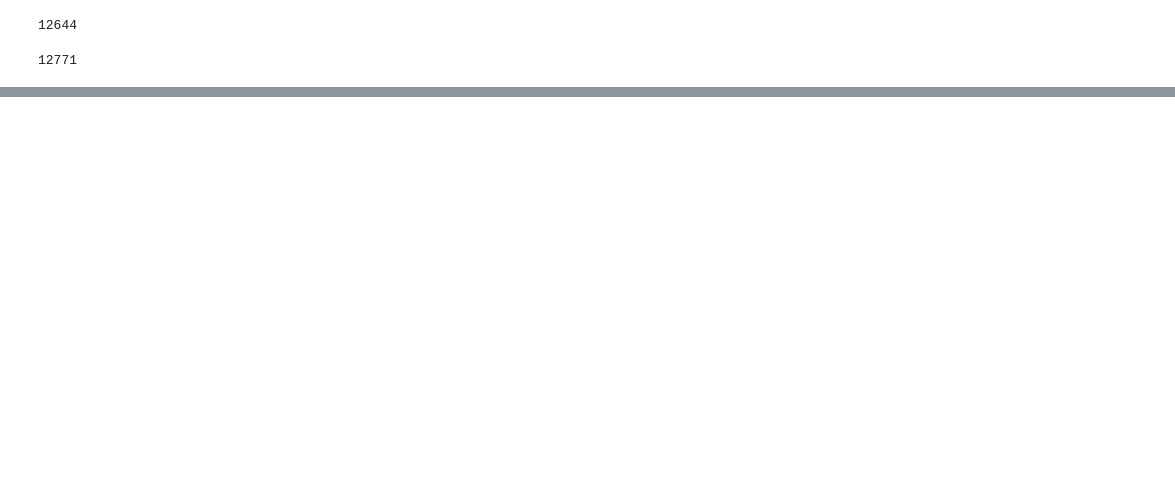
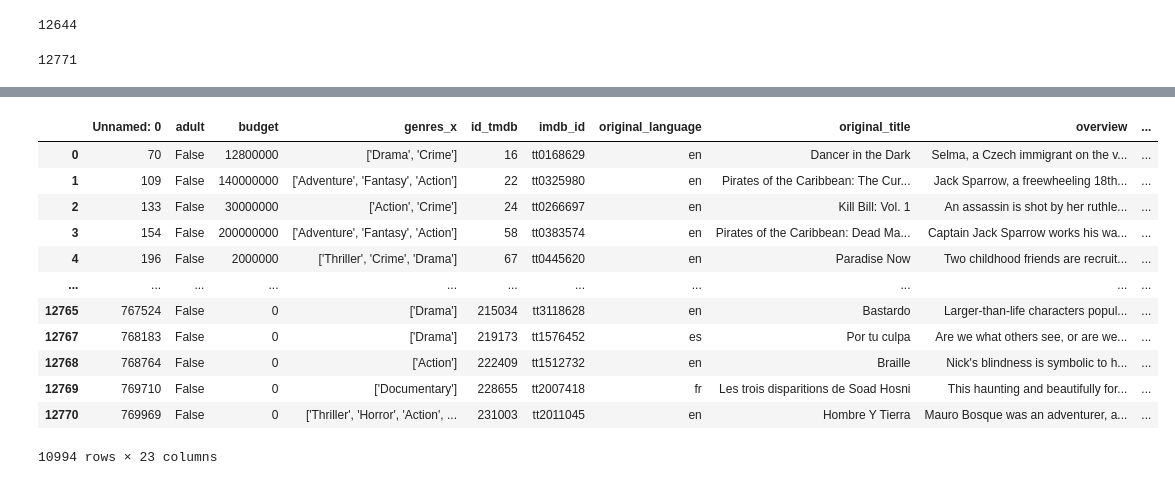
Before and after one commit to Cynthia-OK/CreuseLlywood, a Jupyter notebook: nettoyage_data.ipynb, the cells around one changed output, grey strips where cells are left out. Cells and saved outputs as stored; diff of their text form; code cells hidden in the pictures; blank space fills up the shorter version.

```diff
--- a/nettoyage_data.ipynb
+++ b/nettoyage_data.ipynb
@@ -4,0 +7,2 @@ import pandas as pd
+# %%
+title_basics = pd.read_csv("./donnees/IMDb/title.basics.tsv", sep="\t", low_memory=False)
@@ -590,3 +1034,20 @@ sns.boxplot(films_v2, x='vote_count');
+# %%
+films_v2 = films_v2[films_v2['genres_x'].str.contains('TV Movie')==False]
+films_v2
+# %% [output]
+|  | Unnamed: 0 | adult | budget | genres_x | id_tmdb | imdb_id | original_language | original_title | overview | ... |
+| 0 | 70 | False | 12800000 | ['Drama', 'Crime'] | 16 | tt0168629 | en | Dancer in the Dark | Selma, a Czech immigrant on the v... | ... |
+| 1 | 109 | False | 140000000 | ['Adventure', 'Fantasy', 'Action'] | 22 | tt0325980 | en | Pirates of the Caribbean: The Cur... | Jack Sparrow, a freewheeling 18th... | ... |
+| 2 | 133 | False | 30000000 | ['Action', 'Crime'] | 24 | tt0266697 | en | Kill Bill: Vol. 1 | An assassin is shot by her ruthle... | ... |
+| 3 | 154 | False | 200000000 | ['Adventure', 'Fantasy', 'Action'] | 58 | tt0383574 | en | Pirates of the Caribbean: Dead Ma... | Captain Jack Sparrow works his wa... | ... |
+| 4 | 196 | False | 2000000 | ['Thriller', 'Crime', 'Drama'] | 67 | tt0445620 | en | Paradise Now | Two childhood friends are recruit... | ... |
+| ... | ... | ... | ... | ... | ... | ... | ... | ... | ... | ... |
+| 12765 | 767524 | False | 0 | ['Drama'] | 215034 | tt3118628 | en | Bastardo | Larger-than-life characters popul... | ... |
+| 12767 | 768183 | False | 0 | ['Drama'] | 219173 | tt1576452 | es | Por tu culpa | Are we what others see, or are we... | ... |
+| 12768 | 768764 | False | 0 | ['Action'] | 222409 | tt1512732 | en | Braille | Nick's blindness is symbolic to h... | ... |
+| 12769 | 769710 | False | 0 | ['Documentary'] | 228655 | tt2007418 | fr | Les trois disparitions de Soad Hosni | This haunting and beautifully for... | ... |
+| 12770 | 769969 | False | 0 | ['Thriller', 'Horror', 'Action', ... | 231003 | tt2011045 | en | Hombre Y Tierra | Mauro Bosque was an adventurer, a... | ... |
+10994 rows × 23 columns
 # %%
 films_v2.to_csv('./donnees/export_films.csv', sep="\t")
 # %%
```
Also changed, not shown: parts of 133 cells of this notebook, 2 other files.
